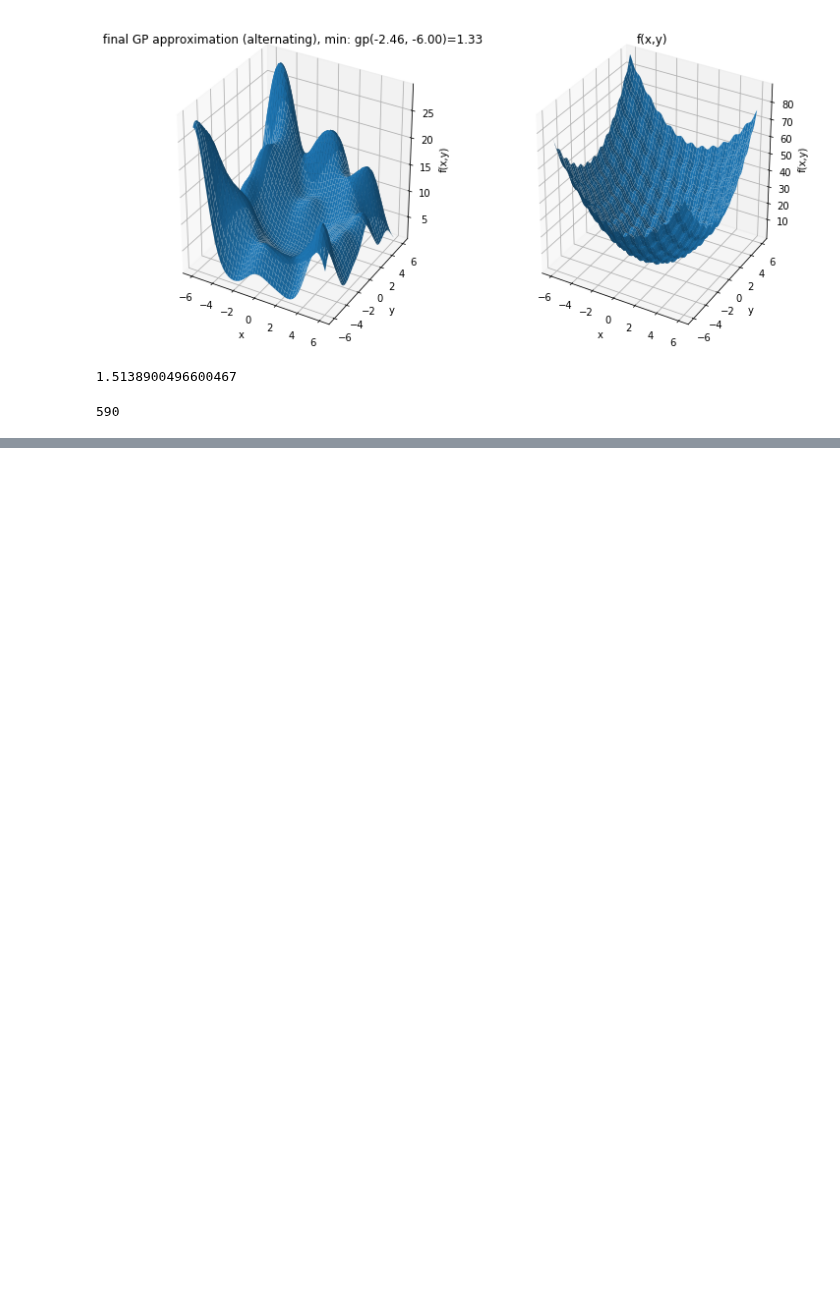
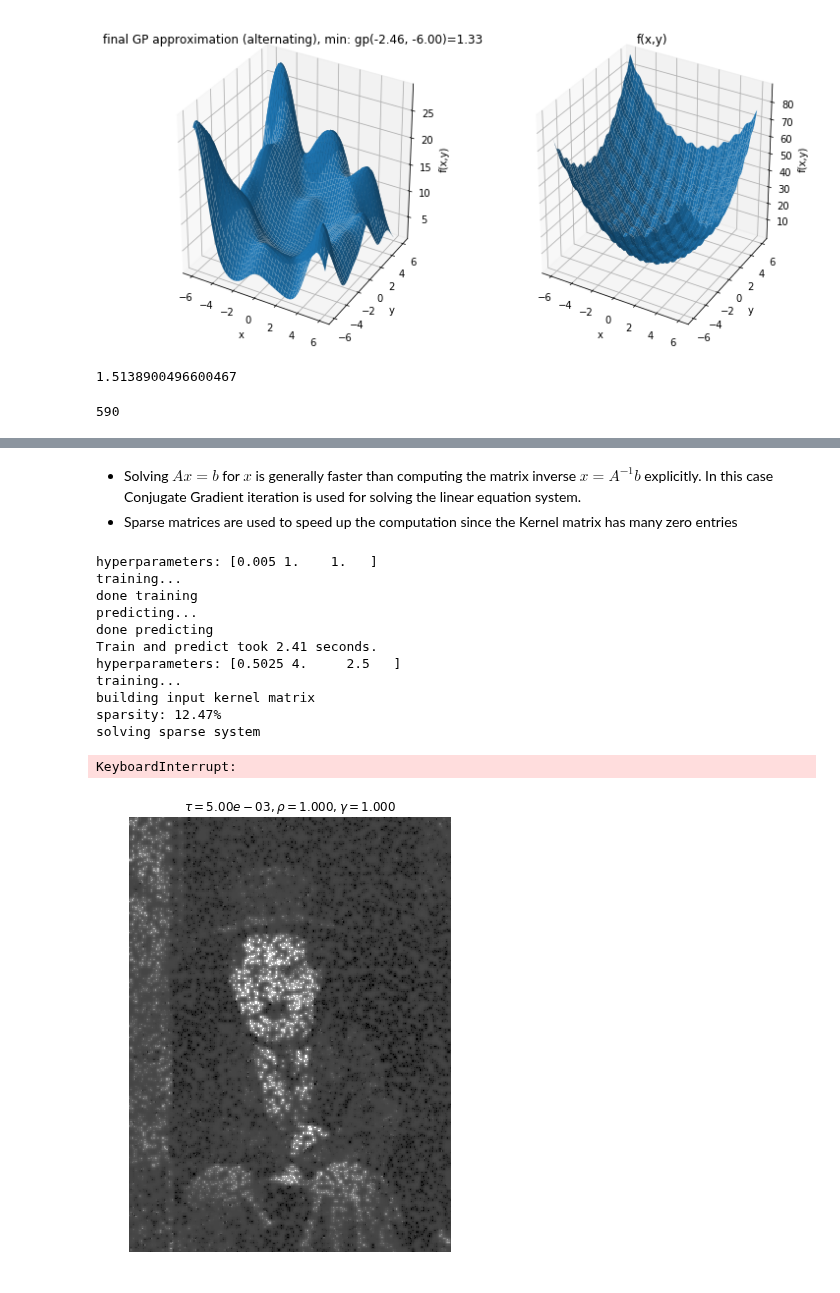
Before and after one commit to ml4cdeca/AdvancedMachineLearning, a Jupyter notebook: exercise06/task 1.ipynb, the cells around one changed output, grey strips where cells are left out. Drawn from its saved outputs; the diff is of its cells as text; code cells hidden in the pictures; blank space fills up the shorter version.

```diff
--- a/exercise06/task 1.ipynb
+++ b/exercise06/task 1.ipynb
@@ -182,0 +294,2 @@ np.argmin(val)
+# %%
+KernelRidgeRegressors={}
@@ -182,0 +341,47 @@ np.argmin(val)
+# %% [markdown]
+* Solving $Ax = b$ for $x$ is generally faster than computing the matrix inverse $x = A^{−1}b$ explicitly. In this case Conjugate Gradient iteration is used for solving the linear equation system.
+* Sparse matrices are used to speed up the computation since the Kernel matrix has many zero entries
+# %%
+B=plt.imread('charlie-chaplin.jpg')
+# %%
+def COR(tau,sigma,gamma,B=B):
+    A=kernel_ridge_regression(tau,sigma,gamma)
+    numerator,denominatorA,denominatorB=0,0,0
+    A_bar,B_bar=A.mean(),B.mean()
+    for i in range(A.shape[0]):
+        for j in range(A.shape[1]):
+            numerator+=(A[i,j]-A_bar)*(B[i,j]-B_bar)
+            denominatorA+=(A[i,j]-A_bar)**2
+            denominatorB+=(B[i,j]-B_bar)**2
+    denominator=np.sqrt(denominatorA)*np.sqrt(denominatorB)
+    return numerator/denominator
+# %%
+number_of_samples = 30
+parameterUpperLimits = np.array([1,7,4])
+parameterLowerLimits = np.array([.005,1,1])
+thetas=[]
+for i in range(number_of_samples):
+    params = sobol.i4_sobol(3, i)[0]*(parameterUpperLimits - parameterLowerLimits ) + parameterLowerLimits
+    thetas.append(params)
+thetas=np.array(thetas)
+# %%
+#create training data
+cors=[]
+for i in range(number_of_samples):
+    print('hyperparameters:',thetas[i])
+    cors.append(COR(*thetas[i]))
+cors=np.array(cors)
+# %% [output]
+hyperparameters: [0.005 1.    1.   ]
+training...
+done training
+predicting...
+done predicting
+Train and predict took 2.41 seconds.
+hyperparameters: [0.5025 4.     2.5   ]
+training...
+building input kernel matrix
+sparsity: 12.47%
+solving sparse system
+KeyboardInterrupt:
+[figure, added]
```
Also changed, not shown: parts of 9 cells of this notebook, 2 other files.
